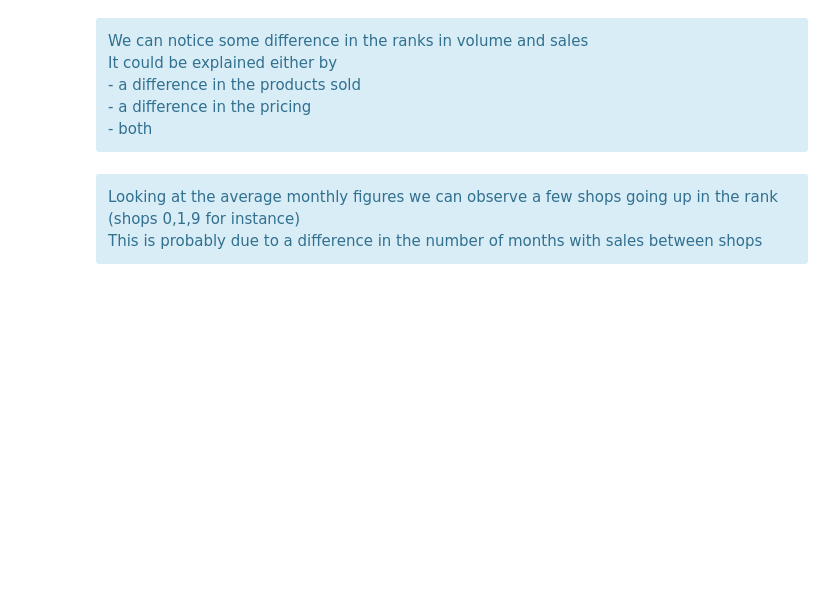
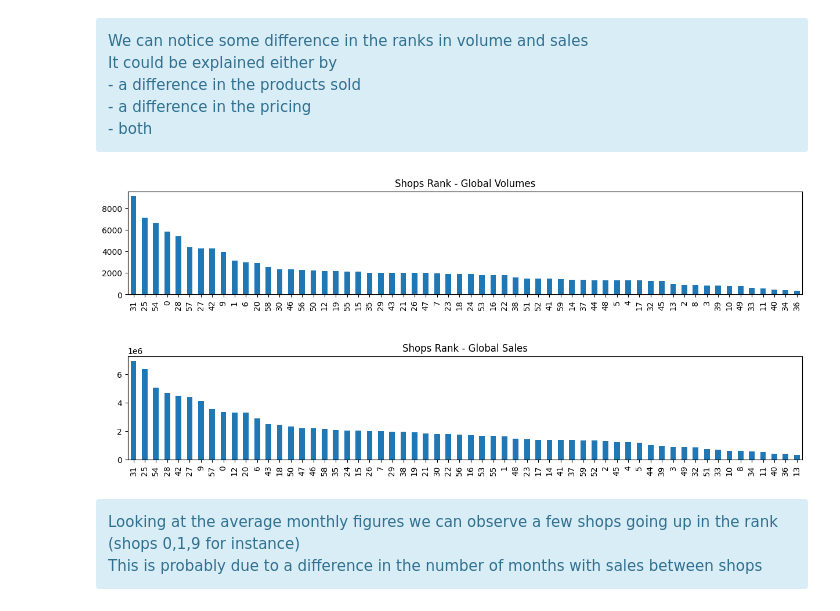
Before and after one commit to paulrousset/kaggle-future-sales, a Jupyter notebook: 01 - Exploration.ipynb, the cells around one changed output. Cells and saved outputs as stored; diff of their text form; code cells hidden in the pictures; blank space fills up the shorter version.

```diff
--- a/01 - Exploration.ipynb
+++ b/01 - Exploration.ipynb
@@ -241,3 +249,12 @@ ax2.legend().set_visible(False)
+# %%
+monthly_shop = data.groupby(['shop_id','date_block_num']).agg({'item_cnt_day':'sum','sales':'sum'})
+
+shop_rank_monthly_volumes = monthly_shop.groupby('shop_id').agg({'item_cnt_day':'mean'}).sort_values(by ='item_cnt_day', ascending=False)
+shop_rank_monthly_sales = monthly_shop.groupby('shop_id').agg({'sales':'mean'}).sort_values(by ='sales', ascending=False)
+
+plot_histograms(shop_rank_monthly_volumes, shop_rank_monthly_sales, "Shops Rank - Global Volumes", "Shops Rank - Global Sales", share_axis = False)
+# %% [output]
+[figure, added]
 # %% [markdown]
 <div class="alert alert-block alert-info">
 Looking at the average monthly figures we can observe a few shops going up in the rank (shops 0,1,9 for instance) <br>
```
Also changed, not shown: parts of 70 cells of this notebook, 1 other file.
